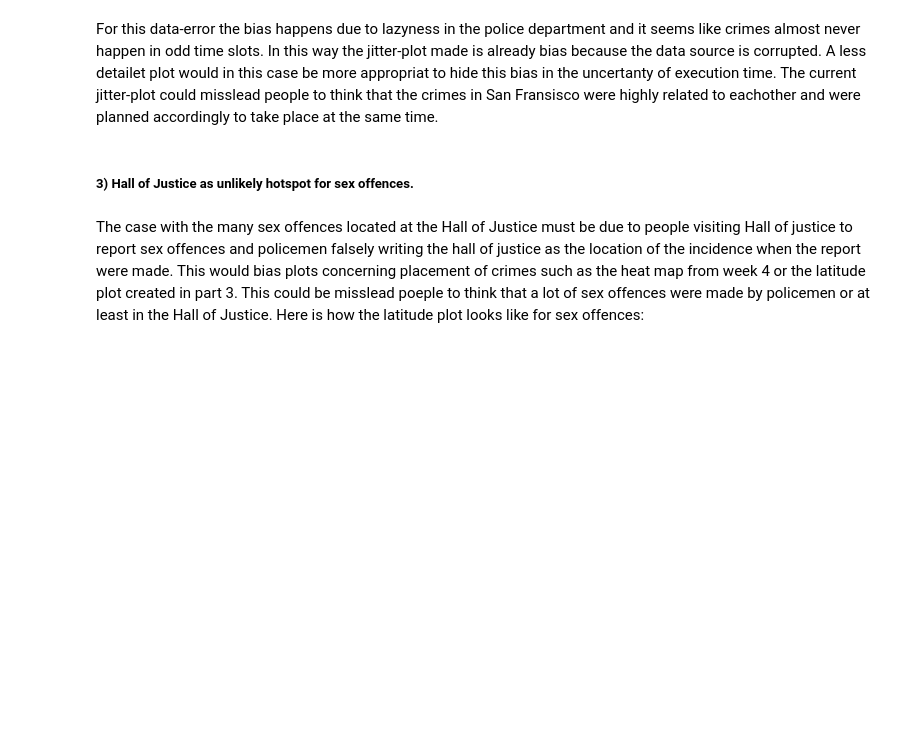
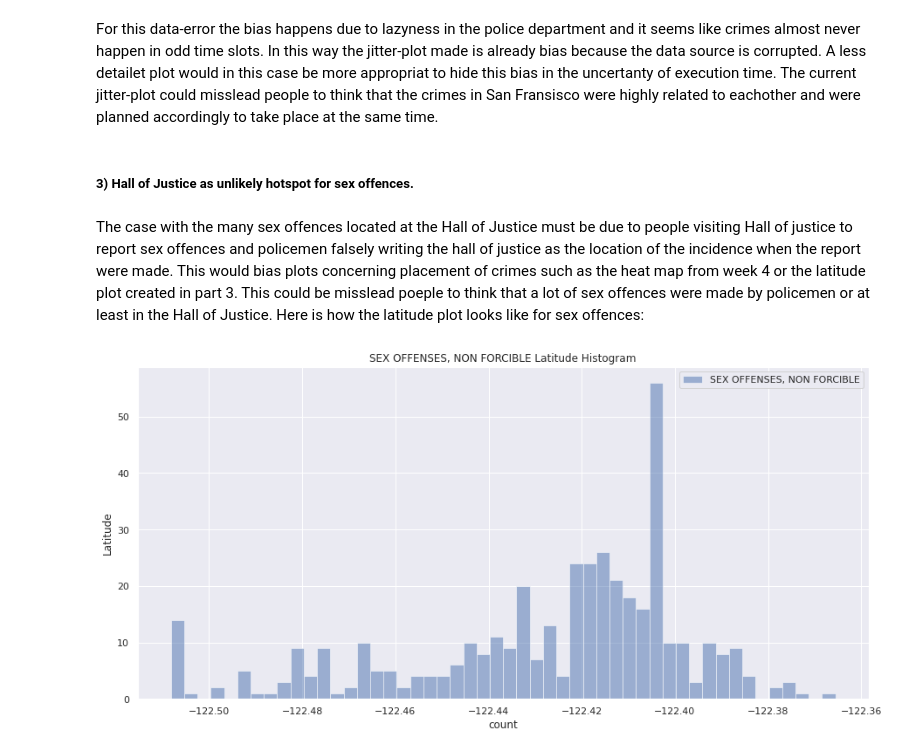
Before and after one commit to evangstav/SocialDataAnalysis2021, a Jupyter notebook: Assignment_1.ipynb, the cells around one changed output. Drawn from its saved outputs; the diff is of its cells as text; code cells hidden in the pictures; blank space fills up the shorter version.

Commit message:
Added plot Part 5

```diff
--- a/Assignment_1.ipynb
+++ b/Assignment_1.ipynb
@@ -372,3 +370,15 @@ For this data-error the bias happens due to lazyness in the police department an
 ##### 3) Hall of Justice as unlikely hotspot for sex offences.
 # %% [markdown]
 The case with the many sex offences located at the Hall of Justice must be due to people visiting Hall of justice to report sex offences and policemen falsely writing the hall of justice as the location of the incidence when the report were made. This would bias plots concerning placement of crimes such as the heat map from week 4 or the latitude plot created in part 3. This could be misslead poeple to think that a lot of sex offences were made by policemen or at least in the Hall of Justice. Here is how the latitude plot looks like for sex offences:
+# %%
+df_full["LAT"] =  df_full.location.apply(get_latitude)
+
+plt.figure(figsize=(15,7))
+plt.hist(df_full[df_full.Category=="SEX OFFENSES, NON FORCIBLE"].LAT, bins=50, alpha=0.5, label="SEX OFFENSES, NON FORCIBLE")
+plt.title("SEX OFFENSES, NON FORCIBLE Latitude Histogram")
+plt.legend()
+plt.ylabel("Latitude")
+plt.xlabel("count")
+plt.show()
+# %% [output]
+[figure, added]
```
Also changed, not shown: parts of 7 cells of this notebook.
